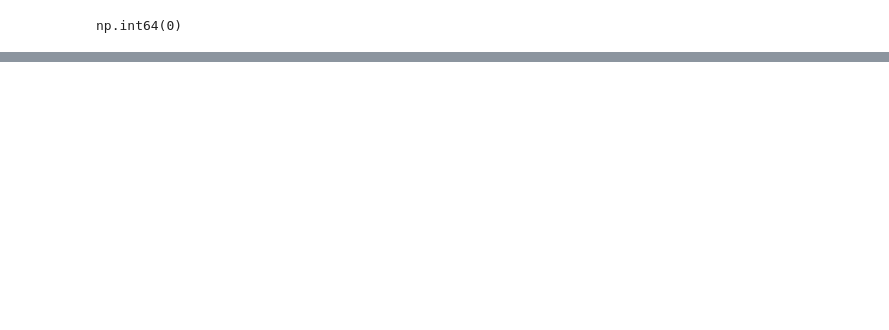
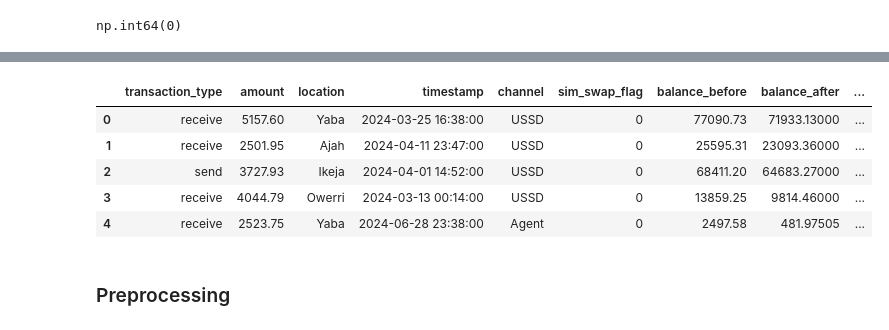
Before and after one commit to promibe/M-Pesa-Fraud-Transaction-Detection-System-, a Jupyter notebook: Fraud_detection.ipynb, the cells around one changed output, grey strips where cells are left out. Cells and saved outputs as stored; diff of their text form; code cells hidden in the pictures; blank space fills up the shorter version.

```diff
--- a/Fraud_detection.ipynb
+++ b/Fraud_detection.ipynb
@@ -110,0 +106,4 @@ df
+# %%
+# Derive time-based features
+df["hour_of_day"] = df["timestamp"].dt.hour
+df["day_of_week"] = df["timestamp"].dt.dayofweek
@@ -110,0 +155,18 @@ df
+# %%
+#Encoding the hour of day and the day of week feature to capture real life time and day instead of it numerical value
+df['hour_sin'] = np.sin(2 * np.pi * df['hour_of_day'] / 24)
+df['hour_cos'] = np.cos(2 * np.pi * df['hour_of_day'] / 24)
+
+df['day_sin'] = np.sin(2 * np.pi * df['day_of_week'] / 7)
+df['day_cos'] = np.cos(2 * np.pi * df['day_of_week'] / 7)
+# %%
+df.head()
+# %% [output]
+|  | transaction_type | amount | location | timestamp | channel | sim_swap_flag | balance_before | balance_after | ... |
+| 0 | receive | 5157.60 | Yaba | 2024-03-25 16:38:00 | USSD | 0 | 77090.73 | 71933.13000 | ... |
+| 1 | receive | 2501.95 | Ajah | 2024-04-11 23:47:00 | USSD | 0 | 25595.31 | 23093.36000 | ... |
+| 2 | send | 3727.93 | Ikeja | 2024-04-01 14:52:00 | USSD | 0 | 68411.20 | 64683.27000 | ... |
+| 3 | receive | 4044.79 | Owerri | 2024-03-13 00:14:00 | USSD | 0 | 13859.25 | 9814.46000 | ... |
+| 4 | receive | 2523.75 | Yaba | 2024-06-28 23:38:00 | Agent | 0 | 2497.58 | 481.97505 | ... |
+# %% [markdown]
+### Preprocessing
```
Also changed, not shown: parts of 14 cells of this notebook, 2 other files.
